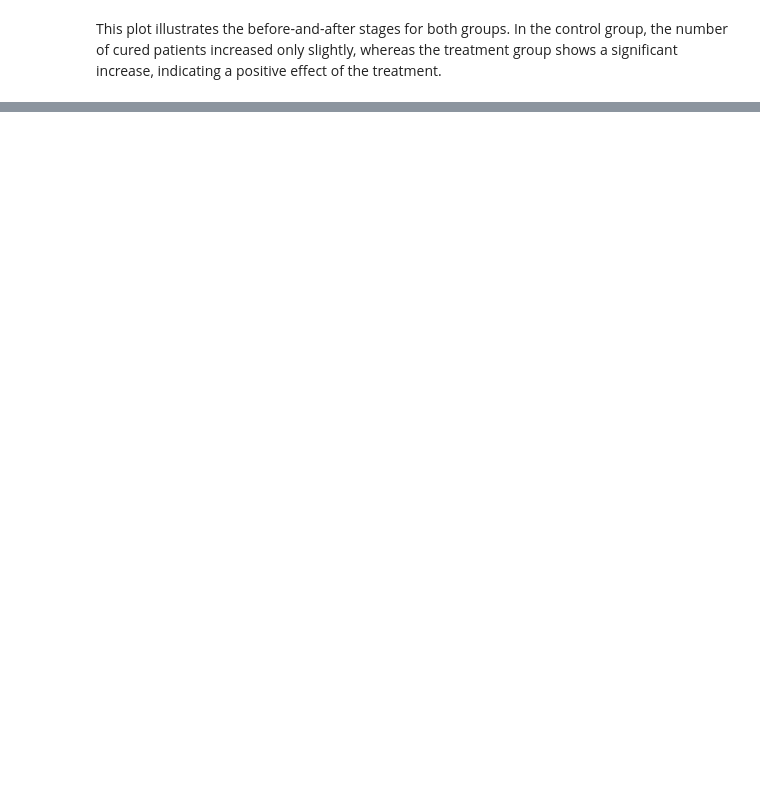
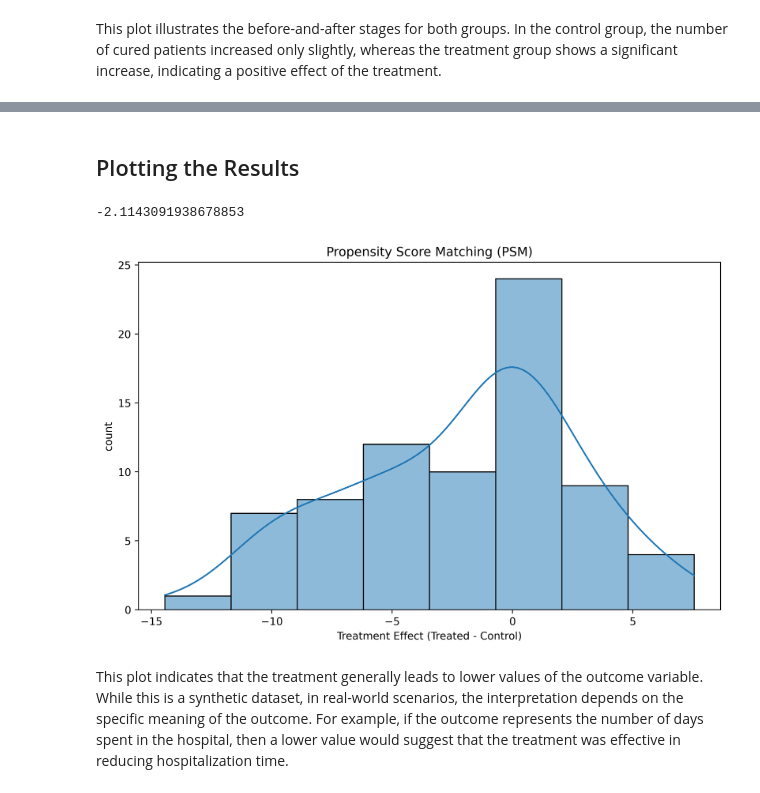
Before and after one commit to simahashemi/Quasi_Experimental_methods, a Jupyter notebook: Quasi_Experimental_methods.ipynb, the cells around one changed output, grey strips where cells are left out. Cells and saved outputs as stored; diff of their text form; code cells hidden in the pictures; blank space fills up the shorter version.

```diff
--- a/Quasi_Experimental_methods.ipynb
+++ b/Quasi_Experimental_methods.ipynb
@@ -99,0 +146,13 @@ This plot illustrates the before-and-after stages for both groups. In the contro
+# %%
+# calculating the propencity score
+from sklearn.linear_model import LogisticRegression
+
+X = df[['age', 'gender']]
+Y = df['treatment']
+
+lm = LogisticRegression()
+lm.fit(X, Y)
+propensity_score = lm.predict_proba(X)[:,1]
+
+df['propensity_score'] = propensity_score
+df.head()
@@ -99,0 +166,13 @@ This plot illustrates the before-and-after stages for both groups. In the contro
+# %%
+# match propensity score
+from sklearn.preprocessing import StandardScaler
+from sklearn.neighbors import NearestNeighbors
+scaler = StandardScaler()
+treat_group = df[df['treatment'] == 1]
+control_group = df[df['treatment'] == 0]
+treat_score_scaled = scaler.fit_transform(treat_group['propensity_score'].values.reshape(-1, 1))
+control_score_scaled = scaler.transform(control_group['propensity_score'].values.reshape(-1, 1))
+
+nn = NearestNeighbors(n_neighbors=1)
+nn.fit(control_score_scaled)
+distances, indices = nn.kneighbors(treat_score_scaled)
@@ -99,0 +183,4 @@ This plot illustrates the before-and-after stages for both groups. In the contro
+# %%
+treat_group['match'] = indices.flatten()
+treat_group['match_outcome'] = control_group.iloc[indices.flatten()]['outcome'].values
+treat_group.head()
@@ -99,0 +204,17 @@ This plot illustrates the before-and-after stages for both groups. In the contro
+# %% [markdown]
+## Plotting the Results
+# %%
+## compare the outcome between matched cases
+treatment_effect = treat_group['outcome']-treat_group['match_outcome']
+print(np.mean(treatment_effect))
+plt.figure(figsize=(10,6),dpi=512)
+sns.histplot(treatment_effect, kde=True)
+plt.ylabel('count')
+plt.title("Propensity Score Matching (PSM)")
+plt.xlabel("Treatment Effect (Treated - Control)")
+plt.show()
+# %% [output]
+-2.1143091938678853
+[figure, added]
+# %% [markdown]
+This plot indicates that the treatment generally leads to lower values of the outcome variable. While this is a synthetic dataset, in real-world scenarios, the interpretation depends on the specific meaning of the outcome. For example, if the outcome represents the number of days spent in the hospital, then a lower value would suggest that the treatment was effective in reducing hospitalization time.
```
Also changed, not shown: parts of 36 cells of this notebook.
